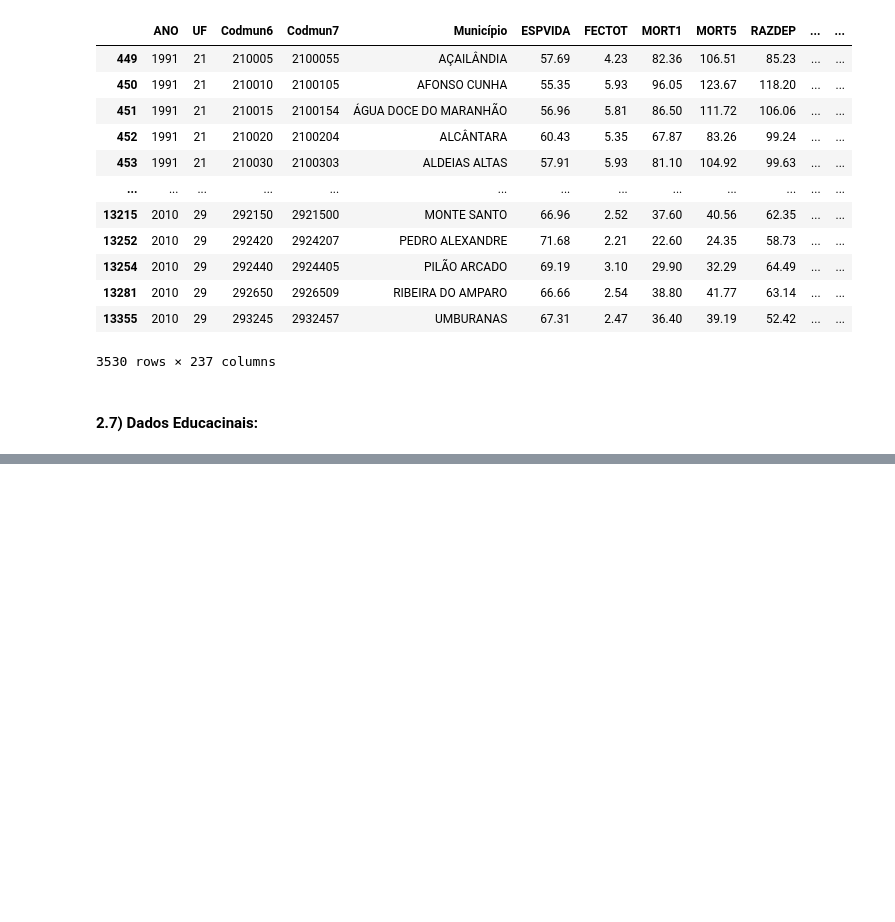
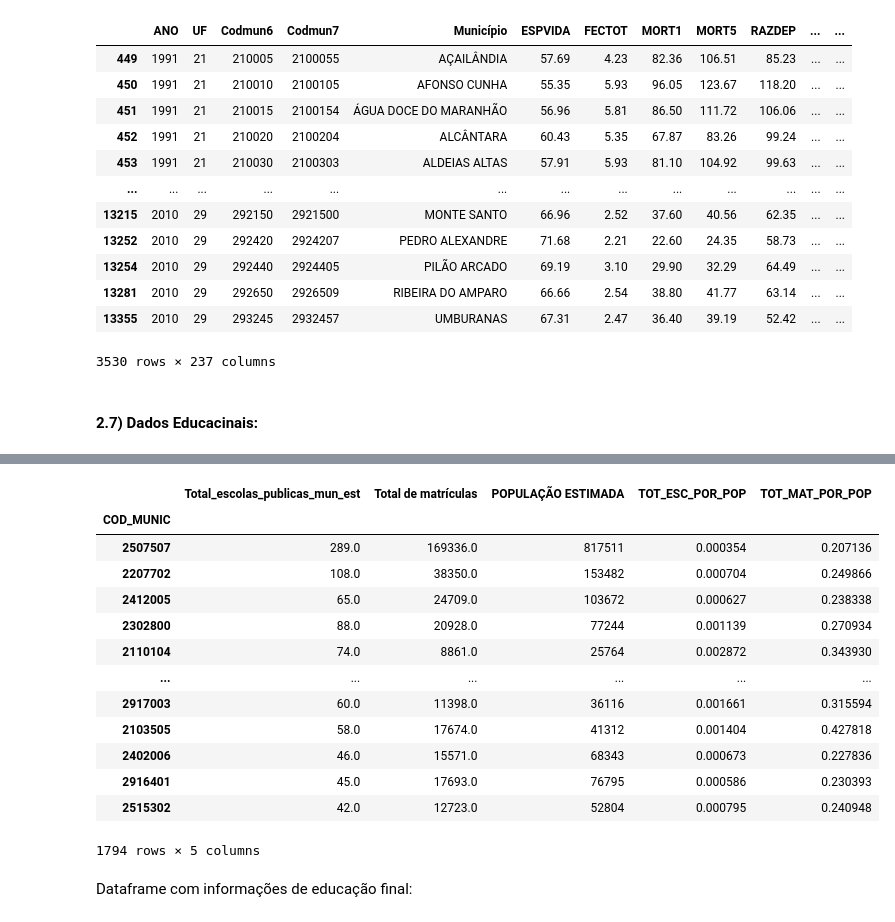
Before and after one commit to caiosoter/BCG2023, a Jupyter notebook: Notebooks/experimento.ipynb, the cells around one changed output, grey strips where cells are left out. Cells and saved outputs as stored; diff of their text form; code cells hidden in the pictures; blank space fills up the shorter version.

```diff
--- a/Notebooks/experimento.ipynb
+++ b/Notebooks/experimento.ipynb
@@ -577,0 +556,7 @@ edu_2019_nordeste["Total de matrículas"]
+# %%
+censo_2020_ne["POPULAÇÃO ESTIMADA"] = censo_2020_ne["POPULAÇÃO ESTIMADA"].astype(int)
+# %%
+# Juntando o dataset de educação com a população:
+df_edu_2020 = df_edu_2020.merge(censo_2020_ne, how="inner", left_index=True, right_index=True)
+# %%
+df_edu_2020.index.name = "COD_MUNIC"
@@ -577,0 +580,20 @@ edu_2019_nordeste["Total de matrículas"]
+# %%
+df_edu_2020["TOT_ESC_POR_POP"] = df_edu_2020["Total_escolas_publicas_mun_est"]/ df_edu_2020["POPULAÇÃO ESTIMADA"]
+df_edu_2020["TOT_MAT_POR_POP"] = df_edu_2020["Total de matrículas"]/ df_edu_2020["POPULAÇÃO ESTIMADA"]
+# %%
+df_edu_2020
+# %% [output]
+|  | Total_escolas_publicas_mun_est | Total de matrículas | POPULAÇÃO ESTIMADA | TOT_ESC_POR_POP | TOT_MAT_POR_POP |
+| COD_MUNIC |  |  |  |  |  |
+| 2507507 | 289.0 | 169336.0 | 817511 | 0.000354 | 0.207136 |
+| 2207702 | 108.0 | 38350.0 | 153482 | 0.000704 | 0.249866 |
+| 2412005 | 65.0 | 24709.0 | 103672 | 0.000627 | 0.238338 |
+| 2302800 | 88.0 | 20928.0 | 77244 | 0.001139 | 0.270934 |
+| 2110104 | 74.0 | 8861.0 | 25764 | 0.002872 | 0.343930 |
+| ... | ... | ... | ... | ... | ... |
+| 2917003 | 60.0 | 11398.0 | 36116 | 0.001661 | 0.315594 |
+| 2103505 | 58.0 | 17674.0 | 41312 | 0.001404 | 0.427818 |
+| 2402006 | 46.0 | 15571.0 | 68343 | 0.000673 | 0.227836 |
+| 2916401 | 45.0 | 17693.0 | 76795 | 0.000586 | 0.230393 |
+| 2515302 | 42.0 | 12723.0 | 52804 | 0.000795 | 0.240948 |
+1794 rows × 5 columns
@@ -577,0 +602,2 @@ edu_2019_nordeste["Total de matrículas"]
+# %% [markdown]
+Dataframe com informações de educação final:
```
Also changed, not shown: parts of 78 cells of this notebook, 1 other file.
